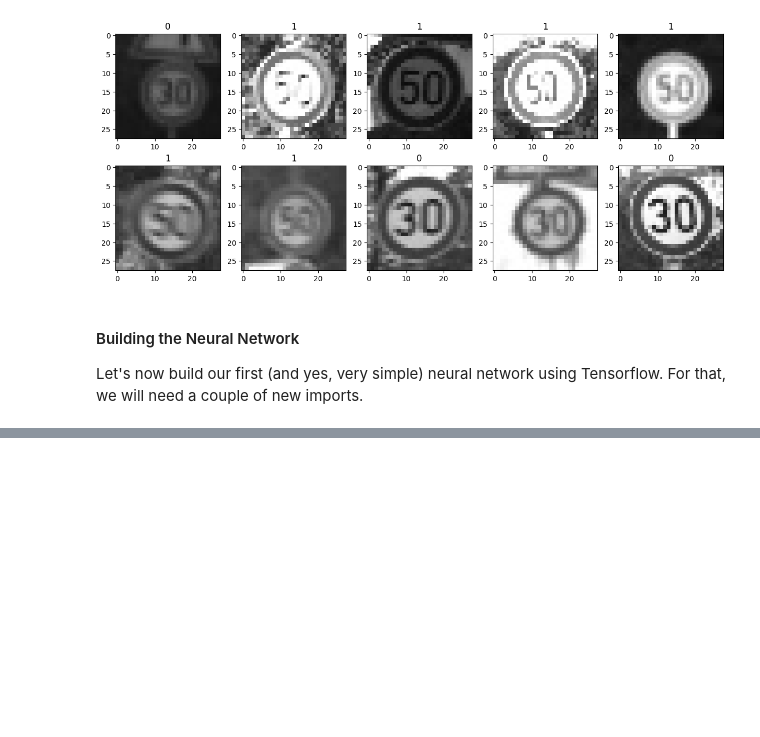
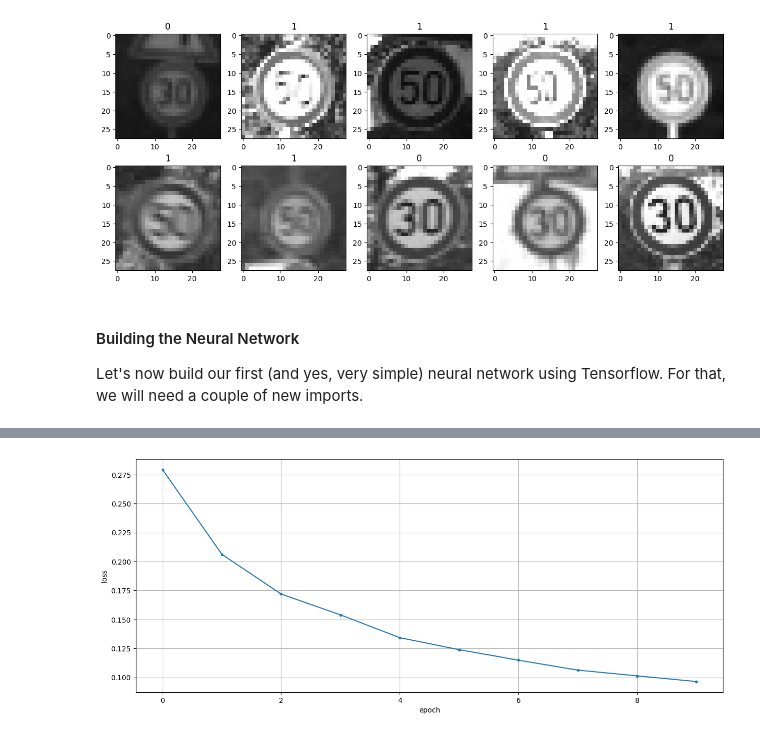
Before and after one commit to AliceBit2020/CV_dz1, a Jupyter notebook: DZ11_Ternova/homework11.ipynb, the cells around one changed output, grey strips where cells are left out. Drawn from its saved outputs; the diff is of its cells as text; code cells hidden in the pictures; blank space fills up the shorter version.

```diff
--- a/DZ11_Ternova/homework11.ipynb
+++ b/DZ11_Ternova/homework11.ipynb
@@ -83,7 +83,8 @@ import tensorflow as tf
 from tensorflow.keras import Model
 from tensorflow.keras.layers import Dense, Input
 # %%
-inputs = Input(shape=(pixels.shape[1]))
+inputs = Input(shape=(pixels.shape[1],))
+
 outputs = Dense(1, activation="linear")(inputs)
 model = Model(inputs, outputs)
 
@@ -92,0 +120,4 @@ ValueError: Cannot convert '784' to a shape.
+# %%
+model.compile(optimizer ='adam', loss = 'mean_squared_error')
+# %%
+history = model.fit(pixels, labels, epochs=10, batch_size=32)
@@ -92,0 +145,7 @@ ValueError: Cannot convert '784' to a shape.
+# %%
+# Plot training history
+h = history.history
+epochs = range(len(h['loss']))
+plt.plot(epochs, h['loss'], '.-'), plt.grid(True)
+plt.xlabel('epoch'), plt.ylabel('loss')
+# %% [output]
@@ -92,0 +153 @@ ValueError: Cannot convert '784' to a shape.
+[figure, added]
```
Also changed, not shown: parts of 9 cells of this notebook.
